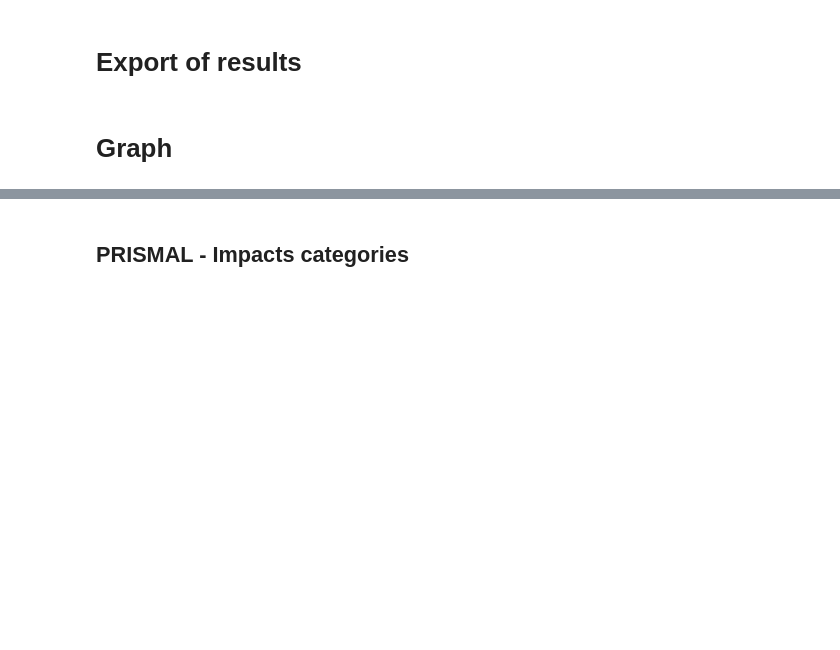
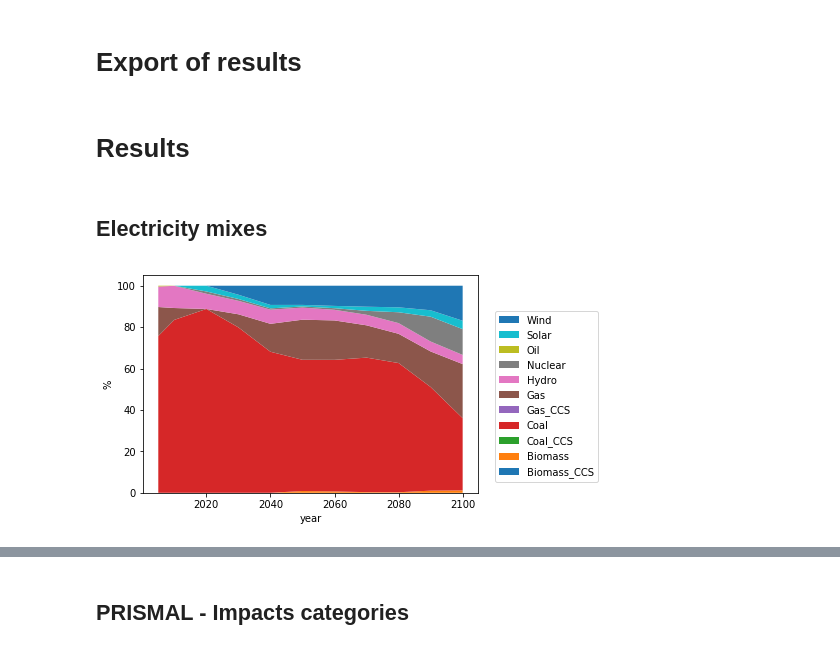
Before and after one commit to jpedneault/PRISMAL, a Jupyter notebook: doc/PRISMAL.ipynb, the cells around one changed output, grey strips where cells are left out. Cells and saved outputs as stored; diff of their text form; code cells hidden in the pictures; blank space fills up the shorter version.

```diff
--- a/doc/PRISMAL.ipynb
+++ b/doc/PRISMAL.ipynb
@@ -220,4 +224,31 @@ prismal_total.to_excel(writer, sheet_name='PRISMAL_total_results')
 prismal_imp_all.to_excel(writer, sheet_name='PRISMAL_improvments')
 writer.save()
 # %% [markdown]
-# Graph
+# Results
+# %% [markdown]
+## Electricity mixes
+# %%
+region = 'Asia'
+ms_al = PRISMAL2_bl.d_elec_al.loc[region].T*100
+ms_ssp = PRISMAL2_bl.d_elec_ssp.loc[region].T*100
+# %%
+#Aluminium
+fig = plt.figure(figsize=(6,4))
+ax = fig.add_subplot(1, 1, 1)
+x = list(ms_al.index)
+y =[list(ms_al['Biomass_CCS'].values), list(ms_al['Biomass'].values), list(ms_al['Coal_CCS'].values),
+    list(ms_al['Coal'].values), list(ms_al['Gas_CCS'].values), list(ms_al['Gas'].values),
+    list(ms_al['Hydro'].values), list(ms_al['Nuclear'].values), list(ms_al['Oil'].values),
+    list(ms_al['Solar'].values), list(ms_al['Wind'].values)]
+plt.stackplot(x,y, labels=list(ms_al.columns))
+handles, labels = ax.get_legend_handles_labels()
+ax.legend(reversed(handles), reversed(labels), loc=(1.05, 0.05))  # reverse to keep order consistent
+#plt.pyplot.legend(reversed(pyplot.legend().legendHandles), reversed(labels))
+#handles, labels = ax.get_legend_handles_labels()
+#ax.legend(handles[::-1], labels[::-1], title='Technologies', loc='upper left')
+
+plt.xlabel('year')
+plt.ylabel('%')
+plt.show()
+# %% [output]
+[figure, added]
```
Also changed, not shown: parts of 45 cells of this notebook, 2 other files.
